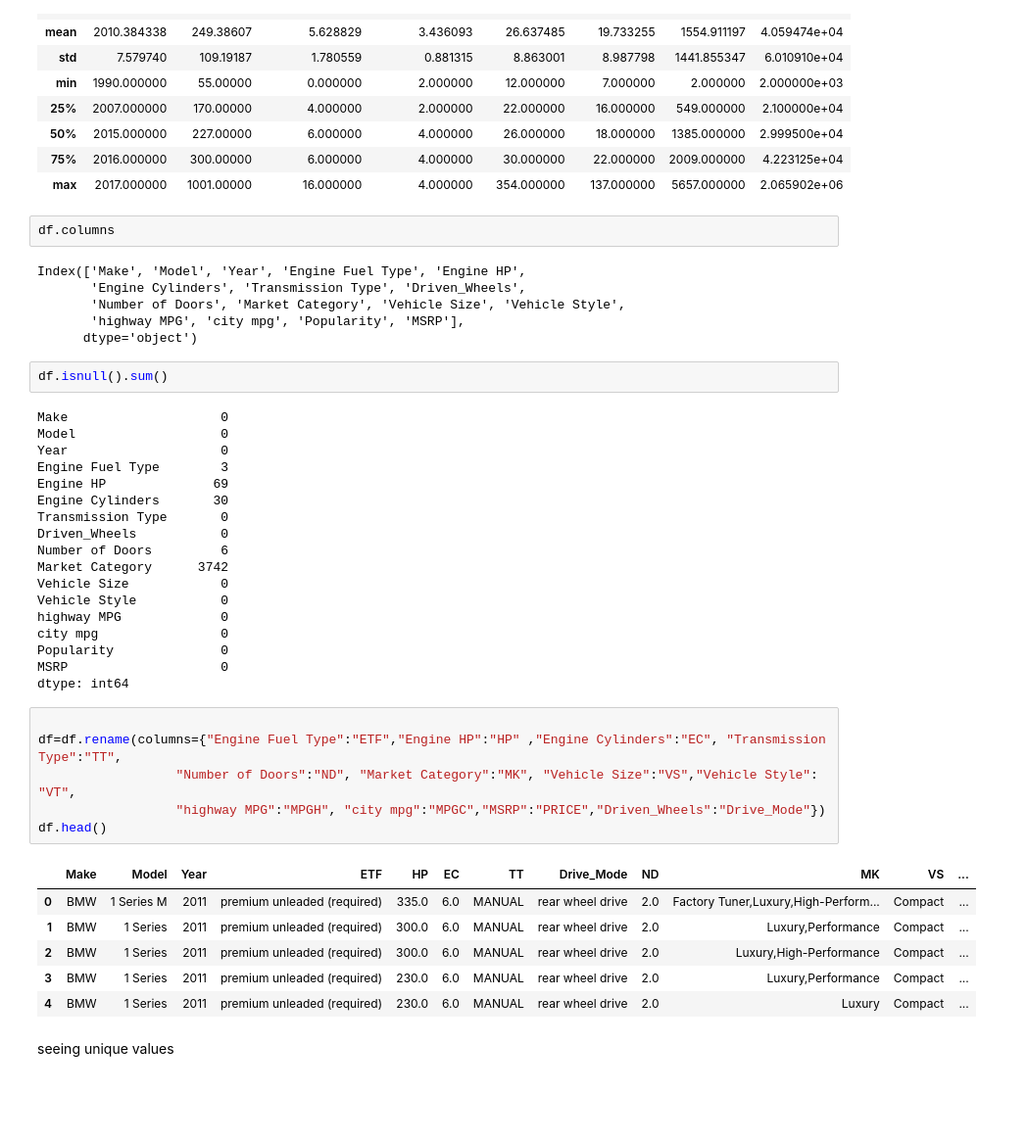
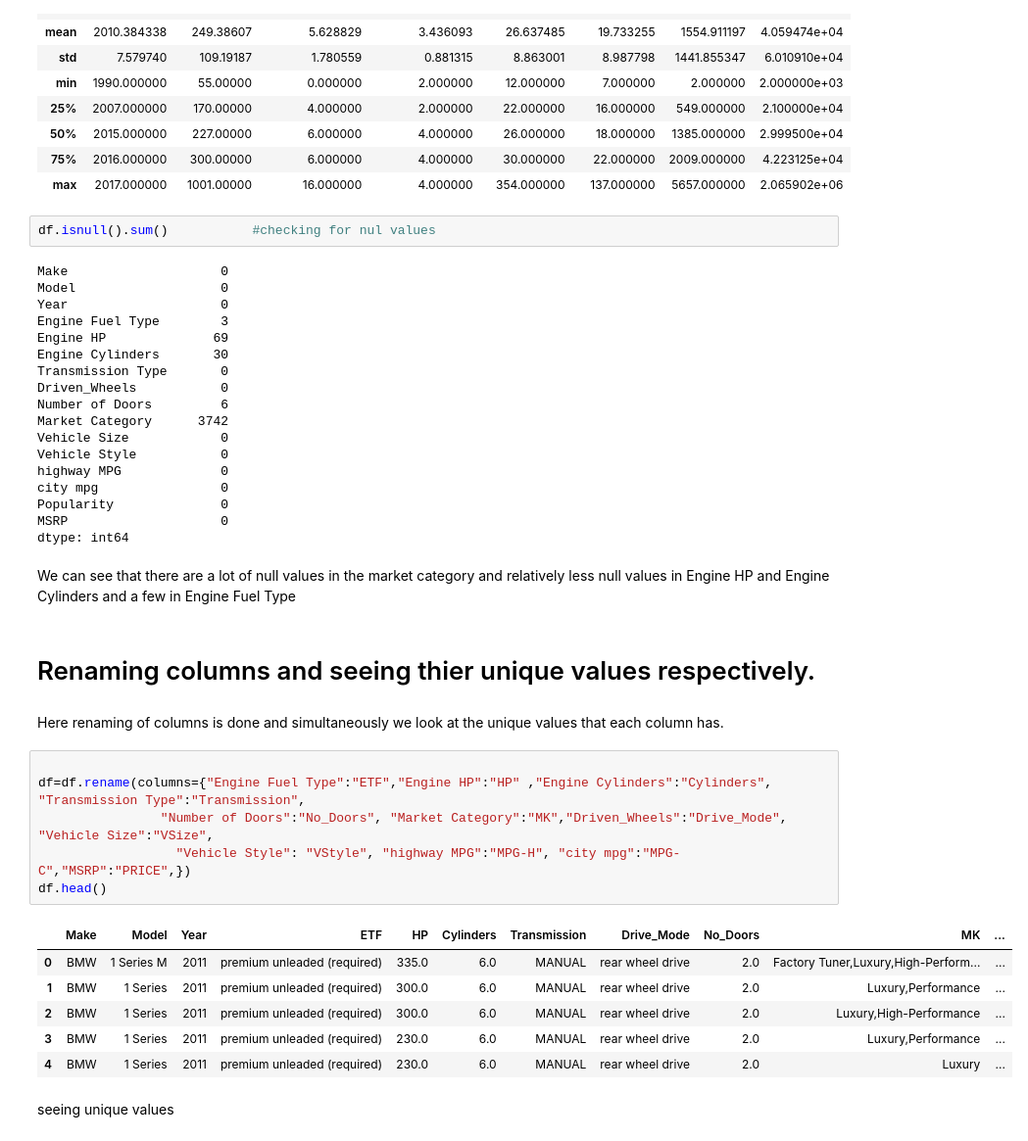
Before and after one commit to Sahiti99/EDA-on-cardata, a Jupyter notebook: Untitled1.ipynb, the cells around one changed output. Shown at 98% size. Saved outputs shown, nothing was run; the diff lists cells and outputs as text; blank space fills up the shorter version.

```diff
--- a/Untitled1.ipynb
+++ b/Untitled1.ipynb
@@ -78,16 +104,8 @@ df.describe()
 | 50% | 2015.000000 | 227.00000 | 6.000000 | 4.000000 | 26.000000 | 18.000000 | 1385.000000 | 2.999500e+04 |
 | 75% | 2016.000000 | 300.00000 | 6.000000 | 4.000000 | 30.000000 | 22.000000 | 2009.000000 | 4.223125e+04 |
 | max | 2017.000000 | 1001.00000 | 16.000000 | 4.000000 | 354.000000 | 137.000000 | 5657.000000 | 2.065902e+06 |
-# %%
-df.columns
-# %% [output]
-Index(['Make', 'Model', 'Year', 'Engine Fuel Type', 'Engine HP',
-       'Engine Cylinders', 'Transmission Type', 'Driven_Wheels',
-       'Number of Doors', 'Market Category', 'Vehicle Size', 'Vehicle Style',
-       'highway MPG', 'city mpg', 'Popularity', 'MSRP'],
-      dtype='object')
 # %%
-df.isnull().sum()
+df.isnull().sum()           #checking for nul values
 # %% [output]
 Make                    0
 Model                   0
@@ -106,19 +124,25 @@ city mpg                0
 Popularity              0
 MSRP                    0
 dtype: int64
+# %% [markdown]
+We can see that there are a lot of null values in the market category and relatively less null values in Engine HP and Engine Cylinders and a few in Engine Fuel Type
+# %% [markdown]
+# Renaming columns and seeing thier unique values respectively.
+# %% [markdown]
+Here renaming of columns is done and simultaneously we look at the unique values that each column has.
 # %%
 
-df=df.rename(columns={"Engine Fuel Type":"ETF","Engine HP":"HP" ,"Engine Cylinders":"EC", "Transmission Type":"TT",
-                  "Number of Doors":"ND", "Market Category":"MK", "Vehicle Size":"VS","Vehicle Style": "VT",
-                  "highway MPG":"MPGH", "city mpg":"MPGC","MSRP":"PRICE","Driven_Wheels":"Drive_Mode"})
+df=df.rename(columns={"Engine Fuel Type":"ETF","Engine HP":"HP" ,"Engine Cylinders":"Cylinders", "Transmission Type":"Transmission",
+                "Number of Doors":"No_Doors", "Market Category":"MK","Driven_Wheels":"Drive_Mode", "Vehicle Size":"VSize",
+                  "Vehicle Style": "VStyle", "highway MPG":"MPG-H", "city mpg":"MPG-C","MSRP":"PRICE",})
 df.head()
 # %% [output]
-|  | Make | Model | Year | ETF | HP | EC | TT | Drive_Mode | ND | MK | VS | ... |
-| 0 | BMW | 1 Series M | 2011 | premium unleaded (required) | 335.0 | 6.0 | MANUAL | rear wheel drive | 2.0 | Factory Tuner,Luxury,High-Perform... | Compact | ... |
-| 1 | BMW | 1 Series | 2011 | premium unleaded (required) | 300.0 | 6.0 | MANUAL | rear wheel drive | 2.0 | Luxury,Performance | Compact | ... |
-| 2 | BMW | 1 Series | 2011 | premium unleaded (required) | 300.0 | 6.0 | MANUAL | rear wheel drive | 2.0 | Luxury,High-Performance | Compact | ... |
-| 3 | BMW | 1 Series | 2011 | premium unleaded (required) | 230.0 | 6.0 | MANUAL | rear wheel drive | 2.0 | Luxury,Performance | Compact | ... |
-| 4 | BMW | 1 Series | 2011 | premium unleaded (required) | 230.0 | 6.0 | MANUAL | rear wheel drive | 2.0 | Luxury | Compact | ... |
+|  | Make | Model | Year | ETF | HP | Cylinders | Transmission | Drive_Mode | No_Doors | MK | ... |
+| 0 | BMW | 1 Series M | 2011 | premium unleaded (required) | 335.0 | 6.0 | MANUAL | rear wheel drive | 2.0 | Factory Tuner,Luxury,High-Perform... | ... |
+| 1 | BMW | 1 Series | 2011 | premium unleaded (required) | 300.0 | 6.0 | MANUAL | rear wheel drive | 2.0 | Luxury,Performance | ... |
+| 2 | BMW | 1 Series | 2011 | premium unleaded (required) | 300.0 | 6.0 | MANUAL | rear wheel drive | 2.0 | Luxury,High-Performance | ... |
+| 3 | BMW | 1 Series | 2011 | premium unleaded (required) | 230.0 | 6.0 | MANUAL | rear wheel drive | 2.0 | Luxury,Performance | ... |
+| 4 | BMW | 1 Series | 2011 | premium unleaded (required) | 230.0 | 6.0 | MANUAL | rear wheel drive | 2.0 | Luxury | ... |
 # %% [markdown]
 seeing unique values
 # %%
```
Also changed, not shown: parts of 65 cells of this notebook.
